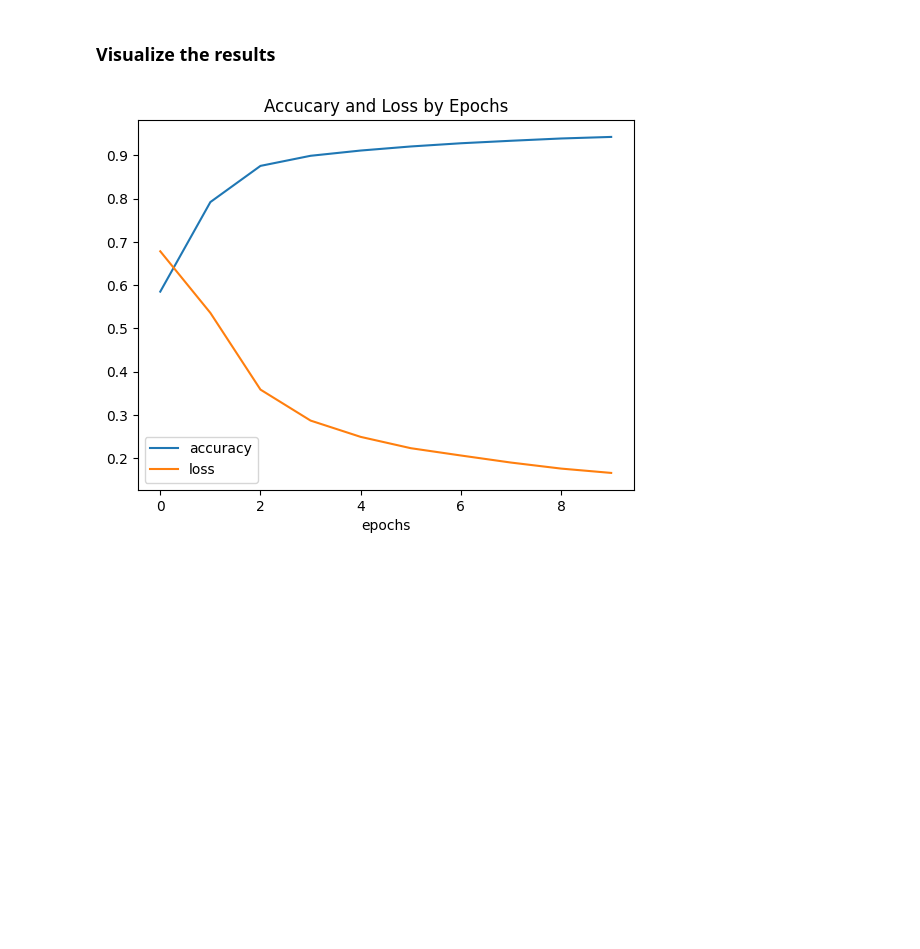
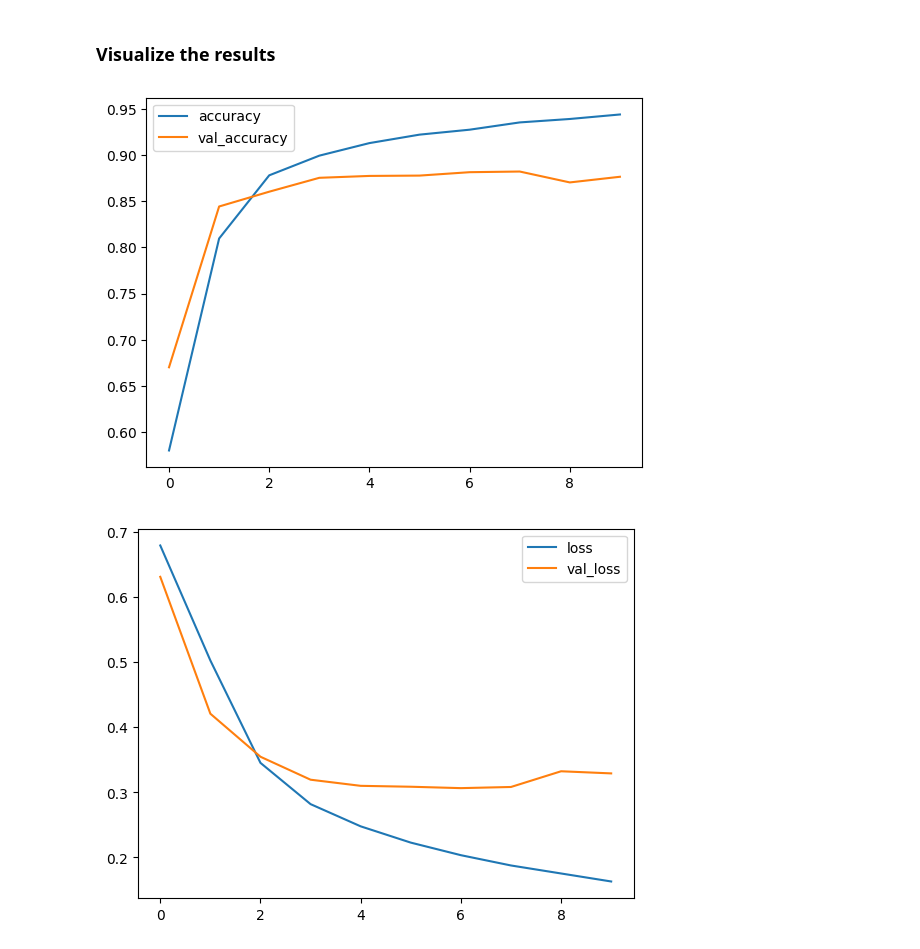
Before and after one commit to EduardoMontero-100/DataScience, a Jupyter notebook: coursera/excercises_deeplearning_nlp.ipynb, the cells around one changed output. Cells and saved outputs as stored; diff of their text form; code cells hidden in the pictures; blank space fills up the shorter version.

```diff
--- a/coursera/excercises_deeplearning_nlp.ipynb
+++ b/coursera/excercises_deeplearning_nlp.ipynb
@@ -683,17 +678,19 @@ Epoch 10/10
 # %% [markdown]
 ### Visualize the results
-# %%
-import matplotlib.pyplot as plt
-
-plt.title('Accucary and Loss by Epochs')
-plt.plot(history.history['accuracy'], label = 'accuracy')
-plt.plot(history.history['loss'], label = 'loss')
-plt.xlabel('epochs')
-plt.legend()
-
-plt.show()
-# %% [output]
-[figure, removed]
+# %%
+def graph_performance(string):
+    import matplotlib.pyplot as plt
+    #string = 'accuracy'
+    plt.plot(history.history[string], label = string)
+    plt.plot(history.history[f'val_{string}'], label = f'val_{string}')
+    plt.legend()
+    plt.show()
+
+graph_performance('accuracy')
+graph_performance('loss')
+# %% [output]
+[figure, added]
+[figure, added]
 # %%
 ## Create a new model changing embedding dimensionality
 ## Building the model
```
Also changed, not shown: parts of 35 cells of this notebook.
